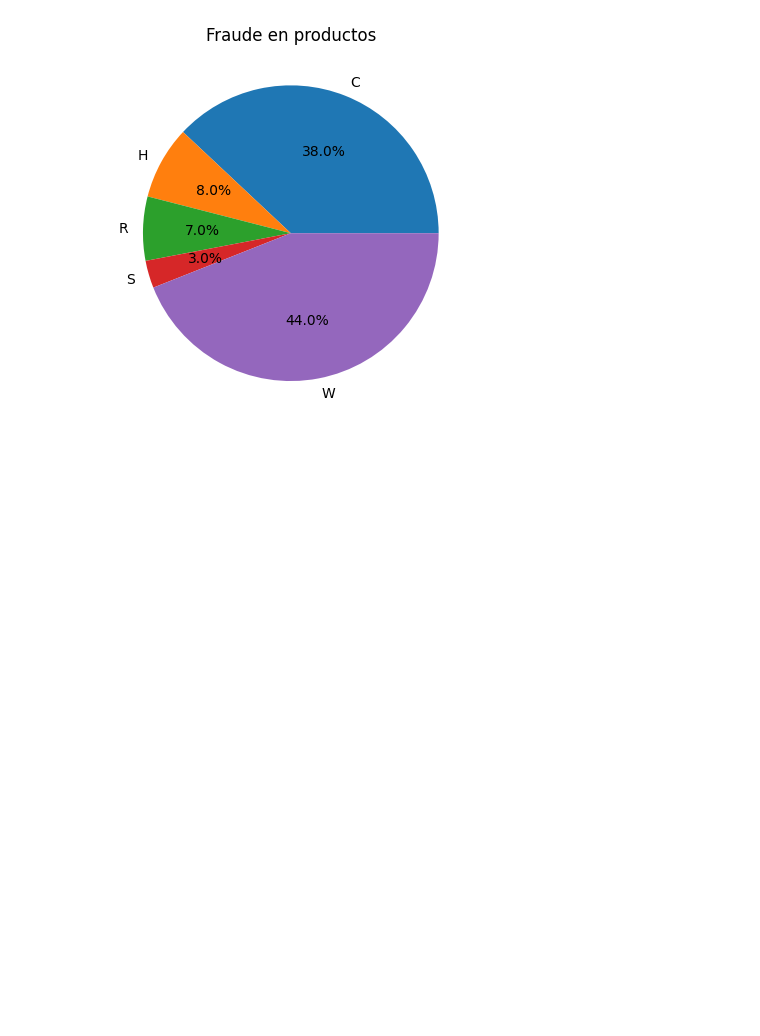
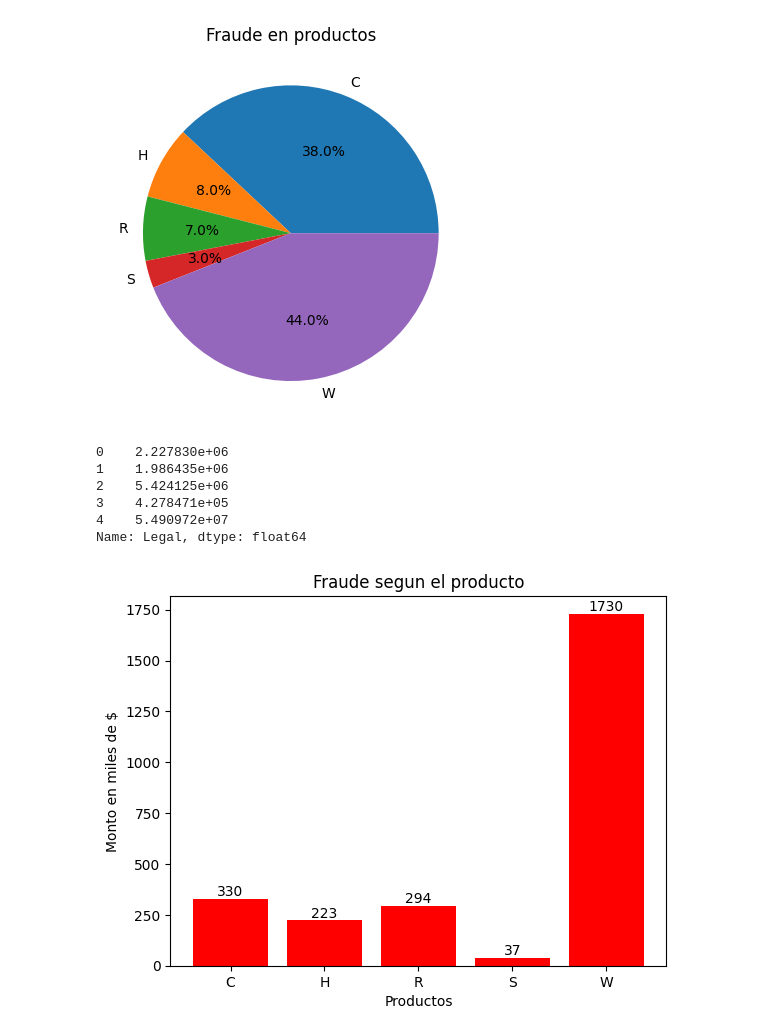
Before and after one commit to Brucejr09/Org-de-Datos-106828, a Jupyter notebook: plot_a_eleccion.ipynb, the cells around one changed output. Cells and saved outputs as stored; diff of their text form; code cells hidden in the pictures; blank space fills up the shorter version.

Commit message:
Correccion del plot a eleccion

```diff
--- a/plot_a_eleccion.ipynb
+++ b/plot_a_eleccion.ipynb
@@ -46,0 +67,24 @@ plt.show()
+# %%
+analisis_monto = analisis_monto.reset_index()
+# %%
+analisis_monto = analisis_monto.rename(columns={"Fraude":"Monto en $"})
+# %%
+analisis_monto.pop("Legal")
+# %% [output]
+0    2.227830e+06
+1    1.986435e+06
+2    5.424125e+06
+3    4.278471e+05
+4    5.490972e+07
+Name: Legal, dtype: float64
+# %%
+analisis_monto["Monto en $"] = round(analisis_monto["Monto en $"] / 1000)
+# %%
+fraude = plt.bar(analisis_monto["Tipo de producto"], analisis_monto["Monto en $"], color="red")
+plt.title("Fraude segun el producto")
+plt.xlabel("Productos")
+plt.ylabel("Monto en miles de $")
+plt.bar_label(fraude)
+plt.show()
+# %% [output]
+[figure, added]
```
Also changed, not shown: parts of 12 cells of this notebook.
